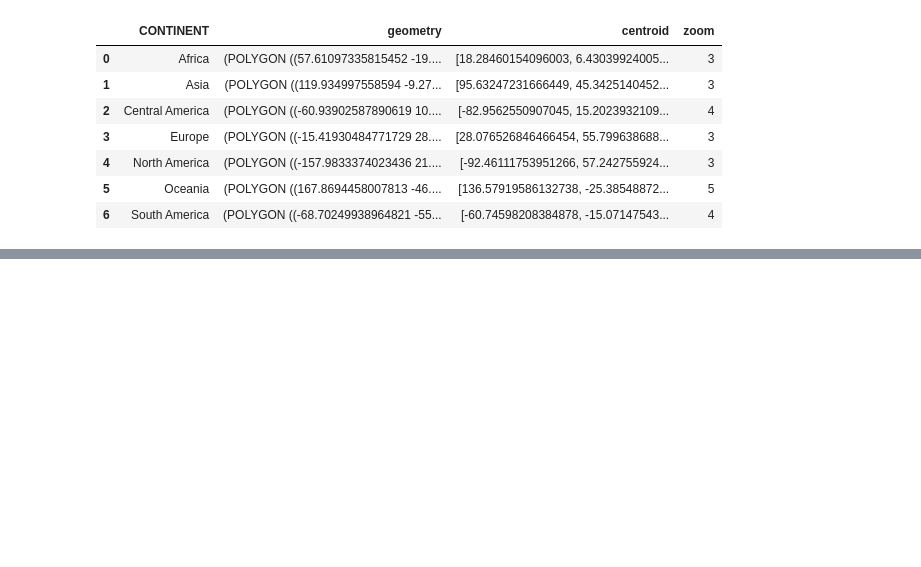
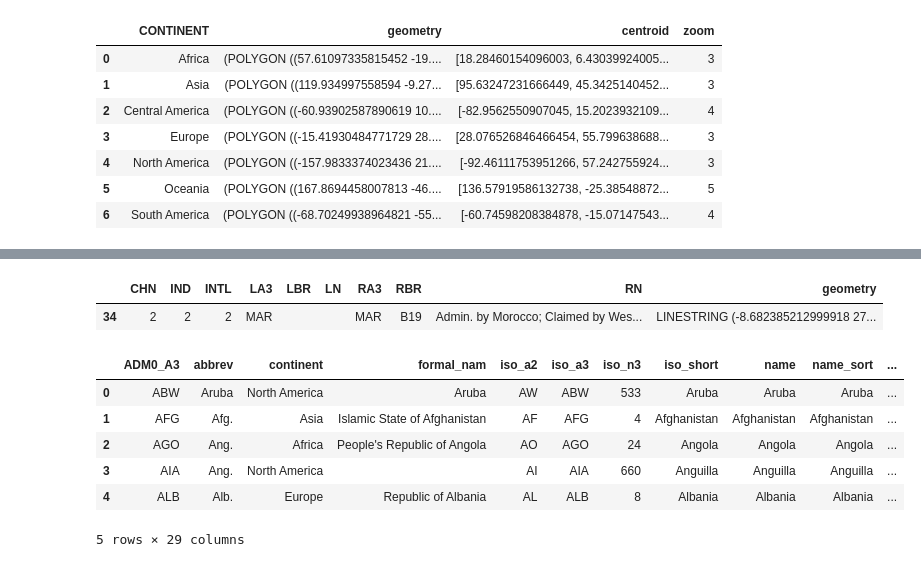
Before and after one commit to Vizzuality/data_sci_tutorials, a Jupyter notebook: work/Modifying_Shapefiles.ipynb, the cells around one changed output, grey strips where cells are left out. Cells and saved outputs as stored; diff of their text form; code cells hidden in the pictures; blank space fills up the shorter version.

```diff
--- a/work/gadm28_wilmap.ipynb
+++ b/work/Modifying_Shapefiles.ipynb
@@ -675,0 +780,15 @@ with open('./data/continent.js','w') as f:
+# %%
+border
+# %% [output]
+|  | CHN | IND | INTL | LA3 | LBR | LN | RA3 | RBR | RN | geometry |
+| 34 | 2 | 2 | 2 | MAR |  |  | MAR | B19 | Admin. by Morocco; Claimed by Wes... | LINESTRING (-8.682385212999918 27... |
+# %%
+countries.head()
+# %% [output]
+|  | ADM0_A3 | abbrev | continent | formal_nam | iso_a2 | iso_a3 | iso_n3 | iso_short | name | name_sort | ... |
+| 0 | ABW | Aruba | North America | Aruba | AW | ABW | 533 | Aruba | Aruba | Aruba | ... |
+| 1 | AFG | Afg. | Asia | Islamic State of Afghanistan | AF | AFG | 4 | Afghanistan | Afghanistan | Afghanistan | ... |
+| 2 | AGO | Ang. | Africa | People's Republic of Angola | AO | AGO | 24 | Angola | Angola | Angola | ... |
+| 3 | AIA | Ang. | North America |  | AI | AIA | 660 | Anguilla | Anguilla | Anguilla | ... |
+| 4 | ALB | Alb. | Europe | Republic of Albania | AL | ALB | 8 | Albania | Albania | Albania | ... |
+5 rows × 29 columns
```
Also changed, not shown: parts of 42 cells of this notebook.
